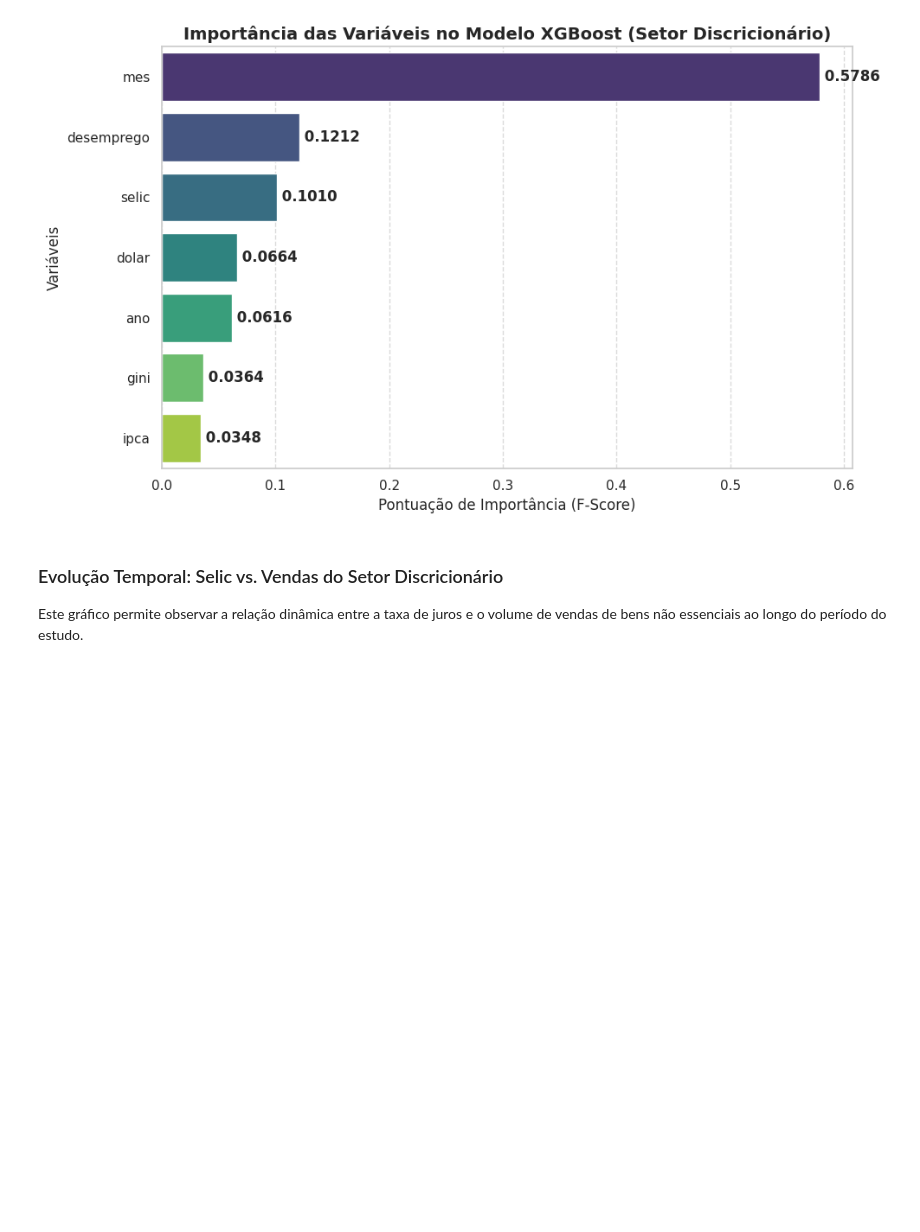
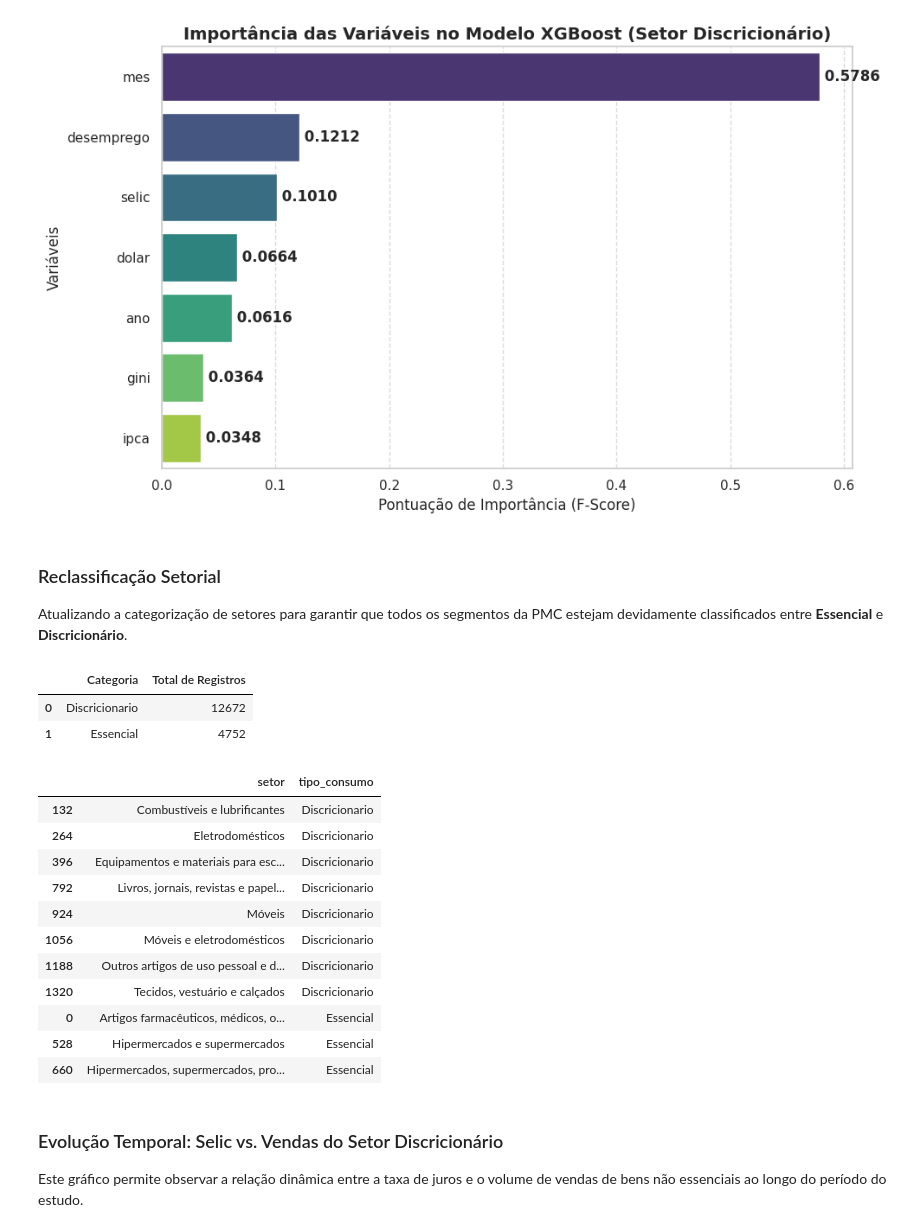
Before and after one commit to leandromvs/MVP-Analise-de-dados-e-boas-praticas-PUC-RIO, a Jupyter notebook: MVP_Analise_de_dados_e_boas_praticas_PUC_RIO_FINAL.ipynb, the cells around one changed output. Cells and saved outputs as stored; diff of their text form; code cells hidden in the pictures; blank space fills up the shorter version.

```diff
--- a/MVP_Analise_de_dados_e_boas_praticas_PUC_RIO_FINAL.ipynb
+++ b/MVP_Analise_de_dados_e_boas_praticas_PUC_RIO_FINAL.ipynb
@@ -2948,6 +2635,46 @@ plt.tight_layout()
 plt.show()
 # %% [output]
 [figure]
+# %% [markdown]
+### Reclassificação Setorial
+
+Atualizando a categorização de setores para garantir que todos os segmentos da PMC estejam devidamente classificados entre **Essencial** e **Discricionário**.
+# %%
+def classificar_setor_atualizado(setor_nome):
+    setor_lower = setor_nome.lower()
+    # Palavras-chave para setores essenciais (Alimentação e Saúde)
+    essenciais = ['hipermercados', 'supermercados', 'farmaceuticos', 'medicos', 'perfumaria', 'alimentos', 'bebidas']
+
+    if any(keyword in setor_lower for keyword in essenciais):
+        return 'Essencial'
+    return 'Discricionario'
+
+# Aplicando a função na base analítica final
+df_base_final['tipo_consumo'] = df_base_final['setor'].apply(classificar_setor_atualizado)
+
+# Exibindo contagem atualizada
+resumo_classificacao = df_base_final['tipo_consumo'].value_counts().reset_index()
+resumo_classificacao.columns = ['Categoria', 'Total de Registros']
+display(resumo_classificacao)
+
+# Conferindo se algum setor ficou sem classificação ou em categoria inesperada
+display(df_base_final[['setor', 'tipo_consumo']].drop_duplicates().sort_values('tipo_consumo'))
+# %% [output]
+|  | Categoria | Total de Registros |
+| 0 | Discricionario | 12672 |
+| 1 | Essencial | 4752 |
+|  | setor | tipo_consumo |
+| 132 | Combustíveis e lubrificantes | Discricionario |
+| 264 | Eletrodomésticos | Discricionario |
+| 396 | Equipamentos e materiais para esc... | Discricionario |
+| 792 | Livros, jornais, revistas e papel... | Discricionario |
+| 924 | Móveis | Discricionario |
+| 1056 | Móveis e eletrodomésticos | Discricionario |
+| 1188 | Outros artigos de uso pessoal e d... | Discricionario |
+| 1320 | Tecidos, vestuário e calçados | Discricionario |
+| 0 | Artigos farmacêuticos, médicos, o... | Essencial |
+| 528 | Hipermercados e supermercados | Essencial |
+| 660 | Hipermercados, supermercados, pro... | Essencial |
 # %% [markdown]
 ### Evolução Temporal: Selic vs. Vendas do Setor Discricionário
 
```
Also changed, not shown: parts of 58 cells of this notebook.
